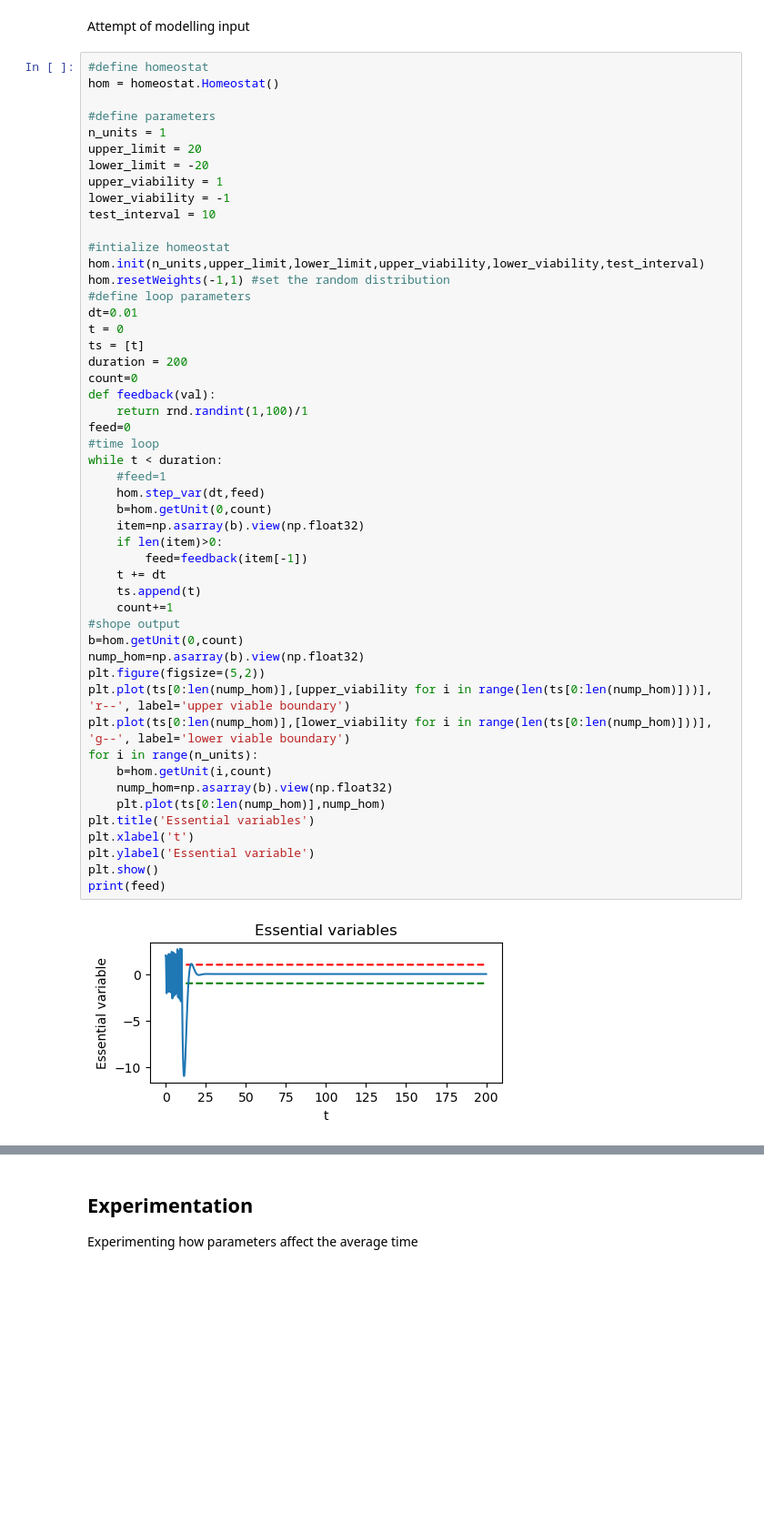
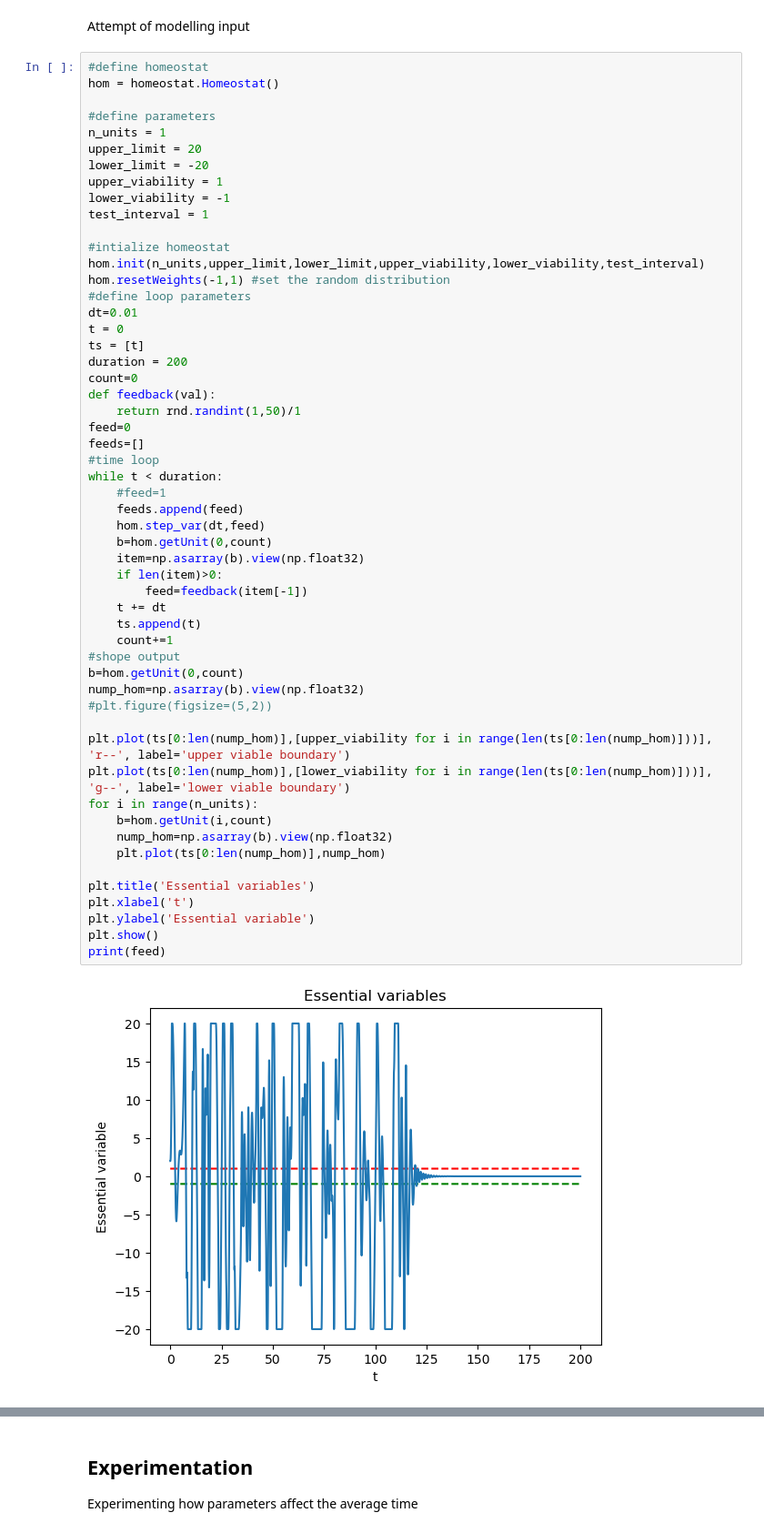
Before and after one commit to shepai/Chaos-Robotics, a Jupyter notebook: Simulation/Reward Modelling/homeostat.ipynb, the cells around one changed output, grey strips where cells are left out. Shown at 91% size. Drawn from its saved outputs; the diff is of its cells as text; blank space fills up the shorter version.

```diff
--- a/Simulation/Reward Modelling/homeostat.ipynb
+++ b/Simulation/Reward Modelling/homeostat.ipynb
@@ -85,7 +85,7 @@ upper_limit = 20
 lower_limit = -20
 upper_viability = 1
 lower_viability = -1
-test_interval = 10
+test_interval = 1
 
 #intialize homeostat
 hom.init(n_units,upper_limit,lower_limit,upper_viability,lower_viability,test_interval)
@@ -97,33 +97,37 @@ ts = [t]
 duration = 200
 count=0
 def feedback(val):
-    return rnd.randint(1,100)/1
+    return rnd.randint(1,50)/1
 feed=0
+feeds=[]
 #time loop
 while t < duration:
     #feed=1
+    feeds.append(feed)
     hom.step_var(dt,feed)
     b=hom.getUnit(0,count)
     item=np.asarray(b).view(np.float32)
     if len(item)>0:
         feed=feedback(item[-1])
     t += dt
     ts.append(t)
     count+=1
 #shope output
 b=hom.getUnit(0,count)
 nump_hom=np.asarray(b).view(np.float32)
-plt.figure(figsize=(5,2))
+#plt.figure(figsize=(5,2))
+
 plt.plot(ts[0:len(nump_hom)],[upper_viability for i in range(len(ts[0:len(nump_hom)]))], 'r--', label='upper viable boundary')
 plt.plot(ts[0:len(nump_hom)],[lower_viability for i in range(len(ts[0:len(nump_hom)]))], 'g--', label='lower viable boundary')
 for i in range(n_units):
     b=hom.getUnit(i,count)
     nump_hom=np.asarray(b).view(np.float32)
     plt.plot(ts[0:len(nump_hom)],nump_hom)
+
 plt.title('Essential variables')
 plt.xlabel('t')
 plt.ylabel('Essential variable')
 plt.show()
 print(feed)
 # %% [output]
-[figure, old version]
+[figure, new version]
```
Also changed, not shown: parts of 5 cells of this notebook.
